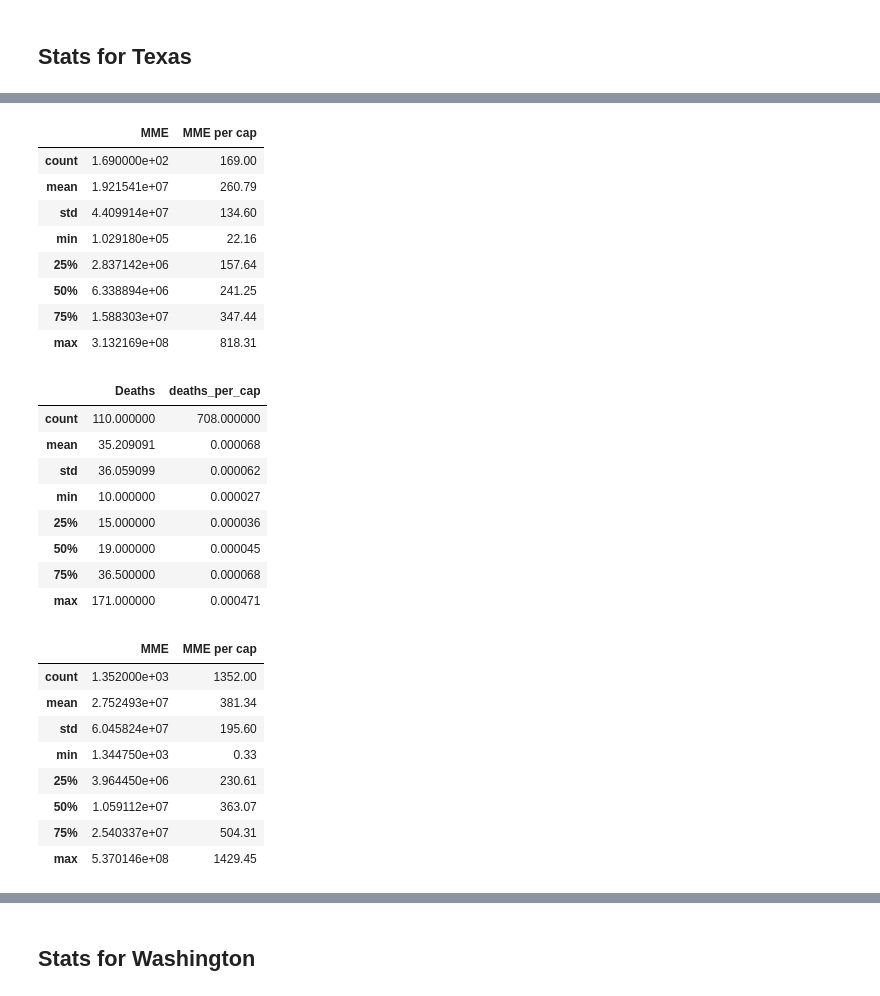
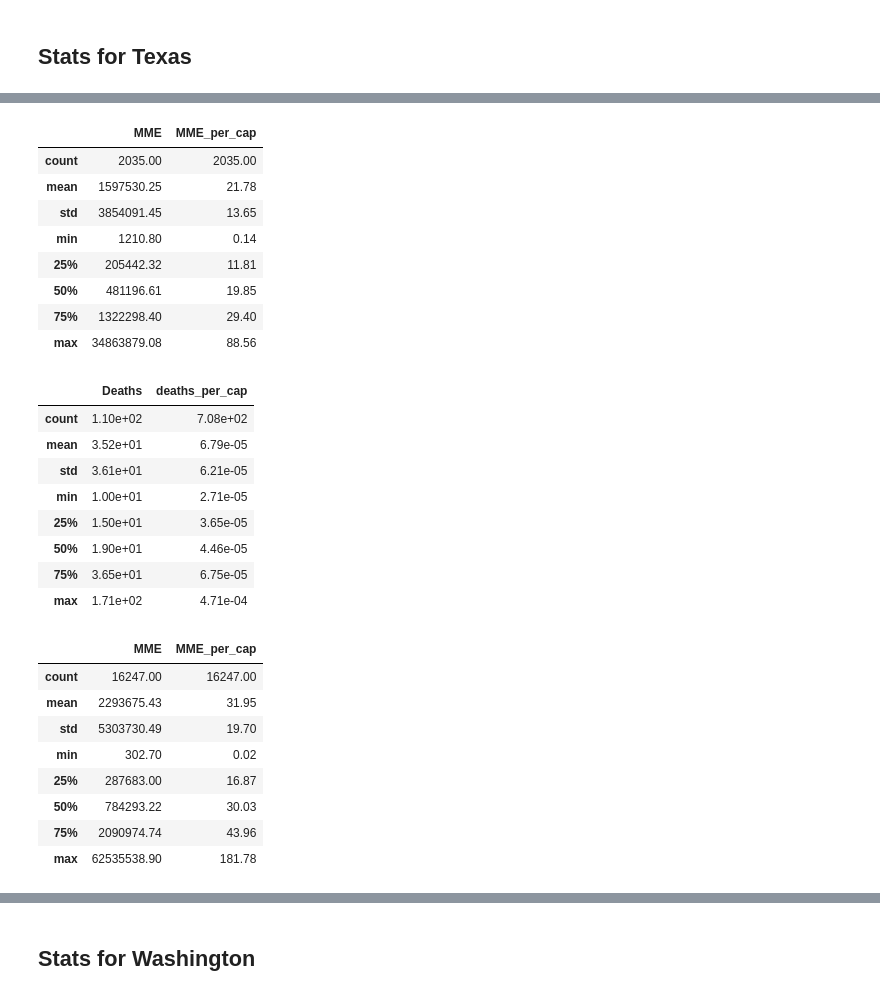
Before and after one commit to ShiningYang0207/opioid-control-policy, a Jupyter notebook: 25_modified_modeling/summary_stats.ipynb, the cells around one changed output, grey strips where cells are left out. Saved outputs shown, nothing was run; the diff lists cells and outputs as text; code cells hidden in the pictures.

```diff
--- a/25_modified_modeling/summary_stats.ipynb
+++ b/25_modified_modeling/summary_stats.ipynb
@@ -64,5 +98,6 @@ np.round(opi[(opi["BUYER_STATE"].isin(control_fl)) & (opi["policy_year"]==0)][["
 | max | 5.121900e+08 | 1476.92 |
 # %%
-deaths[(deaths["STNAME"].isin(control_fl_d)) & (deaths["policy_year"]==0)][["Deaths", "deaths_per_cap"]].describe()
+pd.set_option('display.float_format',lambda x : '%.2e' % x)
+deaths[(deaths["STNAME"].isin(control_fl_d)) & (deaths["policy_year"]==0)][["Deaths", "deaths_per_cap"]].describe() #apply(lambda x: format(x, '%.2e'))
 # %% [output]
 |  | Deaths | deaths_per_cap |
@@ -204,5 +240,10 @@ Name: MME per cap, dtype: float64
 # %% [markdown]
 ## Stats for Texas
 # %%
-opi["policy_year"] = np.where(opi["year"]<2007, 0, 1)
+# import texas opioid monthly data
+
+pd.set_option('display.float_format',lambda x : '%.2f' % x)
+tx_month = pd.read_parquet("/Users/yangshining/Desktop/pds2021-opioids-pds6/10_modified_data/opi_tx_pop.parquet")
+
+tx_month["policy_year"] = np.where(tx_month["year"]<2007, 0, 1)
 deaths["policy_year"] = np.where(deaths["Year"]<2007, 0, 1)
@@ -213,43 +271,43 @@ control_tx_d = ["Louisiana", "New Mexico", "Oklahoma"]
 # %%
 # Stats for control states before policy year
 
-np.round(opi[(opi["BUYER_STATE"].isin(control_tx)) & (opi["policy_year"]==0)][["MME", "MME per cap"]].describe(),2)
+np.round(tx_month[(tx_month["BUYER_STATE"].isin(control_tx)) & (tx_month["policy_year"]==0)][["MME", "MME_per_cap"]].describe(),2)
 # %% [output]
-|  | MME | MME per cap |
-| count | 1.690000e+02 | 169.00 |
-| mean | 1.921541e+07 | 260.79 |
-| std | 4.409914e+07 | 134.60 |
-| min | 1.029180e+05 | 22.16 |
-| 25% | 2.837142e+06 | 157.64 |
-| 50% | 6.338894e+06 | 241.25 |
-| 75% | 1.588303e+07 | 347.44 |
-| max | 3.132169e+08 | 818.31 |
+|  | MME | MME_per_cap |
+| count | 2035.00 | 2035.00 |
+| mean | 1597530.25 | 21.78 |
+| std | 3854091.45 | 13.65 |
+| min | 1210.80 | 0.14 |
+| 25% | 205442.32 | 11.81 |
+| 50% | 481196.61 | 19.85 |
+| 75% | 1322298.40 | 29.40 |
+| max | 34863879.08 | 88.56 |
 # %%
 deaths[(deaths["STNAME"].isin(control_tx_d)) & (deaths["policy_year"]==0)][["Deaths", "deaths_per_cap"]].describe()
 # %% [output]
 |  | Deaths | deaths_per_cap |
-| count | 110.000000 | 708.000000 |
-| mean | 35.209091 | 0.000068 |
-| std | 36.059099 | 0.000062 |
-| min | 10.000000 | 0.000027 |
-| 25% | 15.000000 | 0.000036 |
-| 50% | 19.000000 | 0.000045 |
-| 75% | 36.500000 | 0.000068 |
-| max | 171.000000 | 0.000471 |
+| count | 1.10e+02 | 7.08e+02 |
+| mean | 3.52e+01 | 6.79e-05 |
+| std | 3.61e+01 | 6.21e-05 |
+| min | 1.00e+01 | 2.71e-05 |
+| 25% | 1.50e+01 | 3.65e-05 |
+| 50% | 1.90e+01 | 4.46e-05 |
+| 75% | 3.65e+01 | 6.75e-05 |
+| max | 1.71e+02 | 4.71e-04 |
 # %%
 # Stats for control states after policy year
 
-np.round(opi[(opi["BUYER_STATE"].isin(control_tx)) & (opi["policy_year"]==1)][["MME", "MME per cap"]].describe(), 2)
+np.round(tx_month[(tx_month["BUYER_STATE"].isin(control_tx)) & (tx_month["policy_year"]==1)][["MME", "MME_per_cap"]].describe(), 2)
 # %% [output]
-|  | MME | MME per cap |
-| count | 1.352000e+03 | 1352.00 |
-| mean | 2.752493e+07 | 381.34 |
-| std | 6.045824e+07 | 195.60 |
-| min | 1.344750e+03 | 0.33 |
-| 25% | 3.964450e+06 | 230.61 |
-| 50% | 1.059112e+07 | 363.07 |
-| 75% | 2.540337e+07 | 504.31 |
-| max | 5.370146e+08 | 1429.45 |
+|  | MME | MME_per_cap |
+| count | 16247.00 | 16247.00 |
+| mean | 2293675.43 | 31.95 |
+| std | 5303730.49 | 19.70 |
+| min | 302.70 | 0.02 |
+| 25% | 287683.00 | 16.87 |
+| 50% | 784293.22 | 30.03 |
+| 75% | 2090974.74 | 43.96 |
+| max | 62535538.90 | 181.78 |
 # %%
 deaths[(deaths["STNAME"].isin(control_tx_d)) & (deaths["policy_year"]==1)][["Deaths", "deaths_per_cap"]].describe()
 # %% [output]
```
Also changed, not shown: parts of 32 cells of this notebook, 4 other files.
